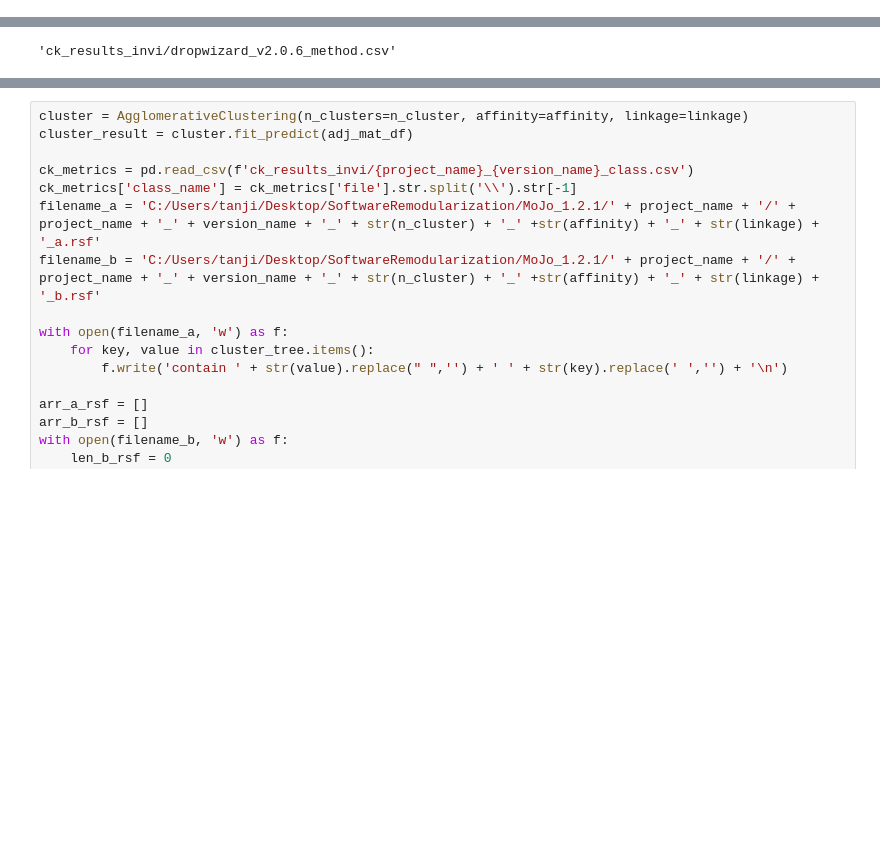
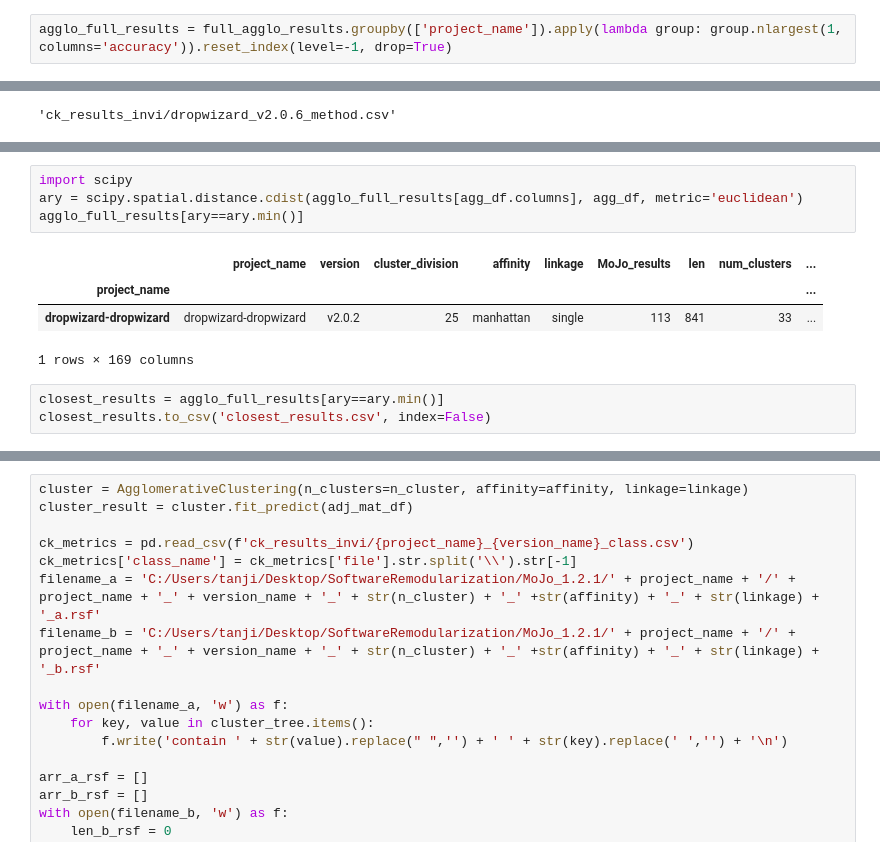
Before and after one commit to alvintanjianjia/SoftwareRemodularization, a Jupyter notebook: Pipeline_Tool_Notebook.ipynb, the cells around one changed output, grey strips where cells are left out. Drawn from its saved outputs; the diff is of its cells as text; blank space fills up the shorter version.

```diff
--- a/Pipeline_Tool_Notebook.ipynb
+++ b/Pipeline_Tool_Notebook.ipynb
@@ -20,0 +50,2 @@ github_link = 'https://github.com'
+# %%
+agglo_full_results = full_agglo_results.groupby(['project_name']).apply(lambda group: group.nlargest(1, columns='accuracy')).reset_index(level=-1, drop=True)
@@ -241,0 +338,12 @@ java -jar ck-0.3.3-SNAPSHOT-jar-with-dependencies.jar raw_sourcecode/dropwizard/
+# %%
+import scipy
+ary = scipy.spatial.distance.cdist(agglo_full_results[agg_df.columns], agg_df, metric='euclidean')
+agglo_full_results[ary==ary.min()]
+# %% [output]
+|  | project_name | version | cluster_division | affinity | linkage | MoJo_results | len | num_clusters | ... |
+| project_name |  |  |  |  |  |  |  |  | ... |
+| dropwizard-dropwizard | dropwizard-dropwizard | v2.0.2 | 25 | manhattan | single | 113 | 841 | 33 | ... |
+1 rows × 169 columns
+# %%
+closest_results = agglo_full_results[ary==ary.min()]
+closest_results.to_csv('closest_results.csv', index=False)
```
Also changed, not shown: parts of 7 cells of this notebook, 5 other files.
